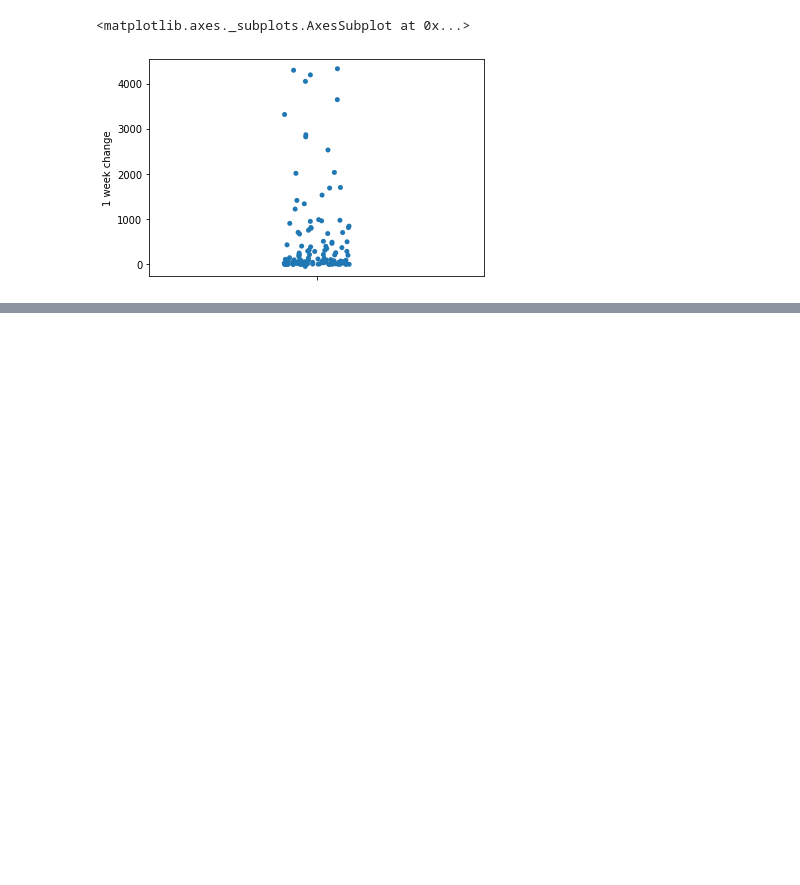
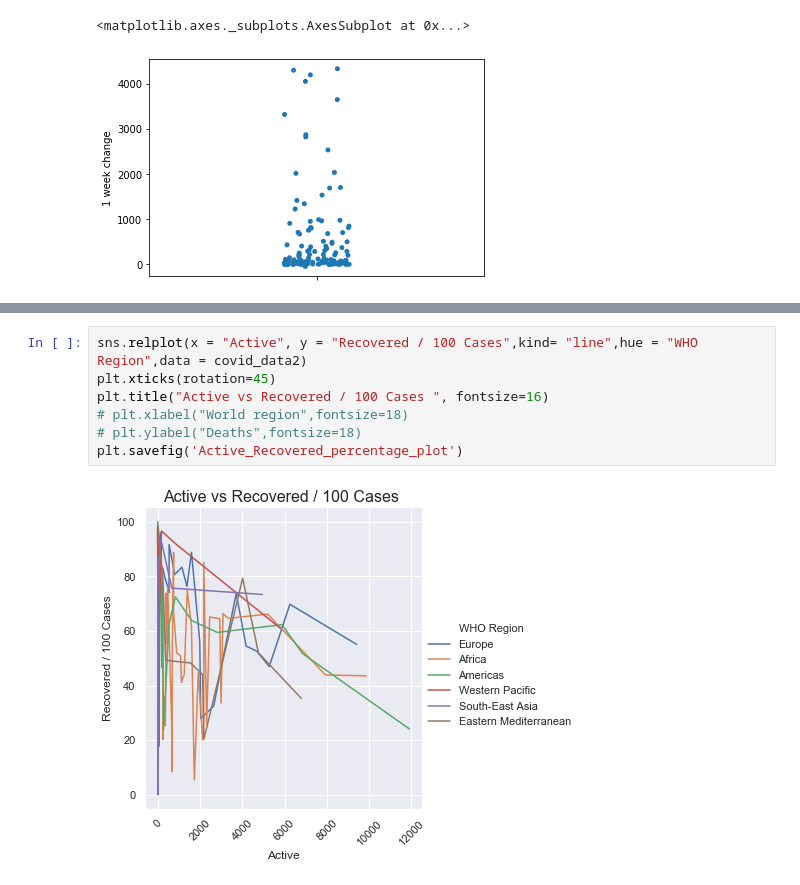
Before and after one commit to liger1apwm/Covid-data-analysis, a Jupyter notebook: covid_data_analysis.ipynb, the cells around one changed output, grey strips where cells are left out. Drawn from its saved outputs; the diff is of its cells as text; blank space fills up the shorter version.

```diff
--- a/covid_data_analysis.ipynb
+++ b/covid_data_analysis.ipynb
@@ -114,0 +133,9 @@ sns.swarmplot(x=covid_data2['1 week change'])
+# %%
+sns.relplot(x = "Active", y = "Recovered / 100 Cases",kind= "line",hue = "WHO Region",data = covid_data2)
+plt.xticks(rotation=45)
+plt.title("Active vs Recovered / 100 Cases ", fontsize=16)
+# plt.xlabel("World region",fontsize=18)
+# plt.ylabel("Deaths",fontsize=18)
+plt.savefig('Active_Recovered_percentage_plot')
+# %% [output]
+[figure, added]
```
Also changed, not shown: parts of 2 cells of this notebook, 3 other files.
